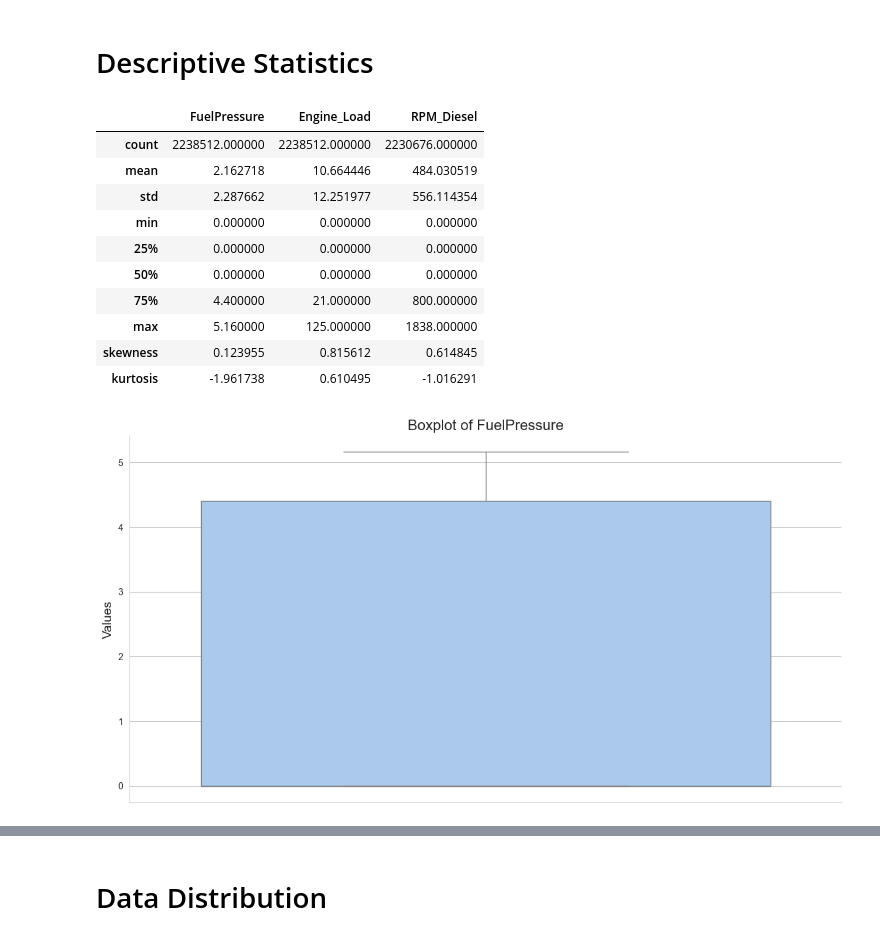
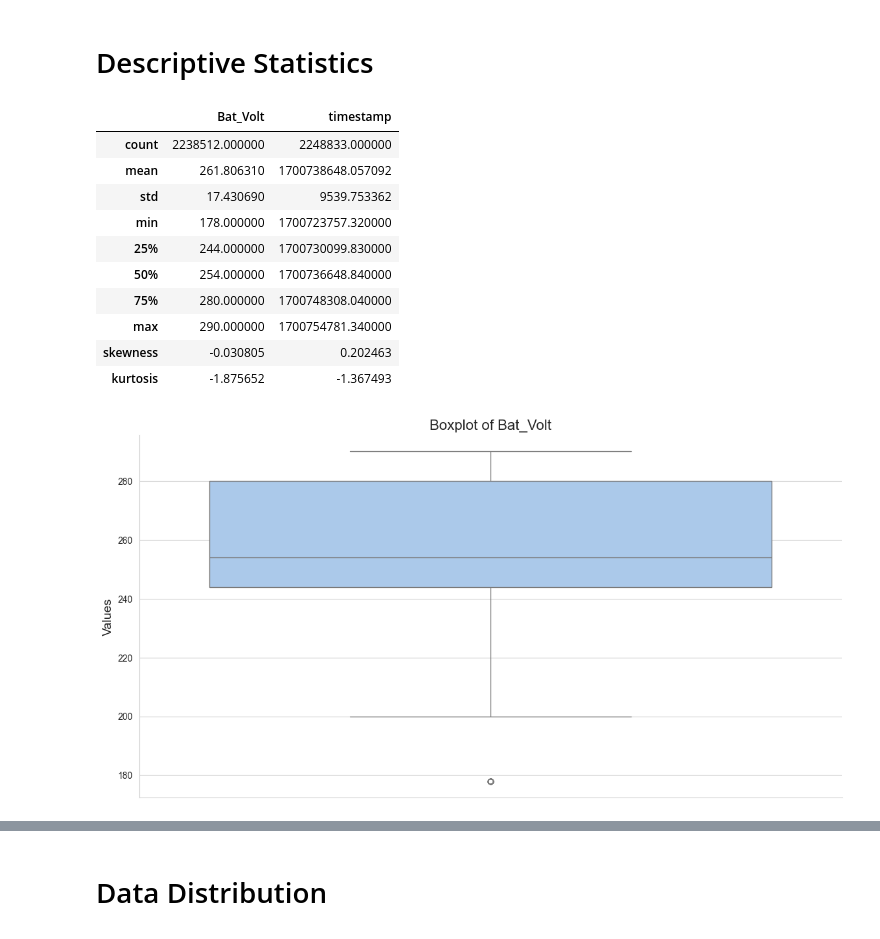
Before and after one commit to uzhankocaman/concept_implementation, a Jupyter notebook: analysis/data_diesel_battery.ipynb, the cells around one changed output, grey strips where cells are left out. Saved outputs shown, nothing was run; the diff lists cells and outputs as text; code cells hidden in the pictures.

```diff
--- a/analysis/data_diesel_battery.ipynb
+++ b/analysis/data_diesel_battery.ipynb
@@ -34,4 +34,4 @@ Index(['DrBack_Press', 'Supply_Press', 'Oil_Temp', 'Cool_Temp',
        'datetime'],
       dtype='object')
 # %%
-data = df[["FuelPressure", "Engine_Load", "RPM_Diesel"]]  # , 'datetime', 'timestamp']]
+data = df[["Bat_Volt", "timestamp"]]  # , 'datetime', 'timestamp']]
@@ -46,25 +62,25 @@ all_stats = pd.concat([descriptive_stats.T, skewness, kurtosis], axis=1)
 # %%
 all_stats.T
 # %% [output]
-|  | FuelPressure | Engine_Load | RPM_Diesel |
-| count | 2238512.000000 | 2238512.000000 | 2230676.000000 |
-| mean | 2.162718 | 10.664446 | 484.030519 |
-| std | 2.287662 | 12.251977 | 556.114354 |
-| min | 0.000000 | 0.000000 | 0.000000 |
-| 25% | 0.000000 | 0.000000 | 0.000000 |
-| 50% | 0.000000 | 0.000000 | 0.000000 |
-| 75% | 4.400000 | 21.000000 | 800.000000 |
-| max | 5.160000 | 125.000000 | 1838.000000 |
-| skewness | 0.123955 | 0.815612 | 0.614845 |
-| kurtosis | -1.961738 | 0.610495 | -1.016291 |
+|  | Bat_Volt | timestamp |
+| count | 2238512.000000 | 2248833.000000 |
+| mean | 261.806310 | 1700738648.057092 |
+| std | 17.430690 | 9539.753362 |
+| min | 178.000000 | 1700723757.320000 |
+| 25% | 244.000000 | 1700730099.830000 |
+| 50% | 254.000000 | 1700736648.840000 |
+| 75% | 280.000000 | 1700748308.040000 |
+| max | 290.000000 | 1700754781.340000 |
+| skewness | -0.030805 | 0.202463 |
+| kurtosis | -1.875652 | -1.367493 |
 # %%
 plt.figure(figsize=common_figsize)
-sns.boxplot(data=data["FuelPressure"])
+sns.boxplot(data=data["Bat_Volt"])
 plt.xticks(rotation=45, ha="right", fontsize=12)
 plt.ylabel("Values", fontsize=14)
-plt.title("Boxplot of FuelPressure", fontsize=16)
+plt.title("Boxplot of Bat_Volt", fontsize=16)
 plt.subplots_adjust(bottom=0.2, top=0.9)
 sns.despine()
 plt.show()
 # %% [output]
-[figure, old version]
+[figure, new version]
```
Also changed, not shown: parts of 9 cells of this notebook.
